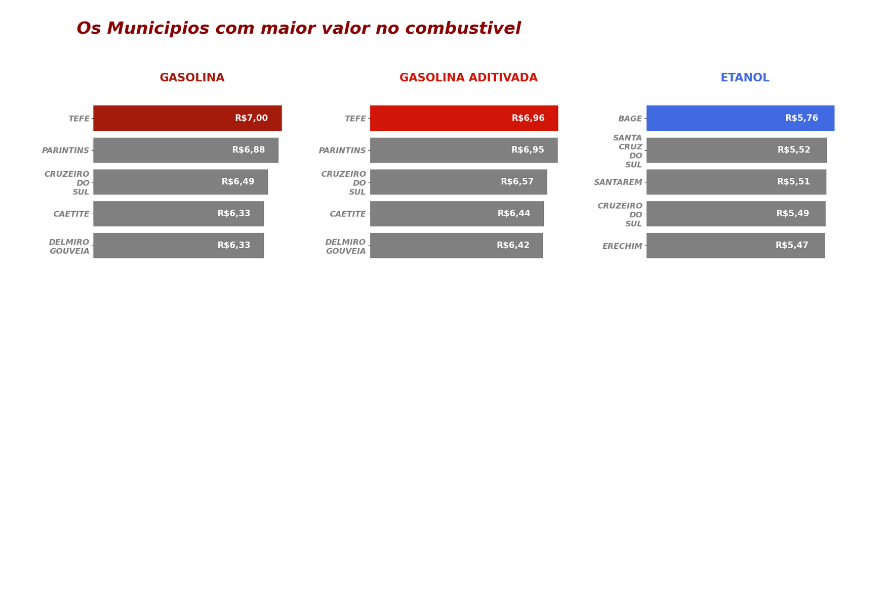
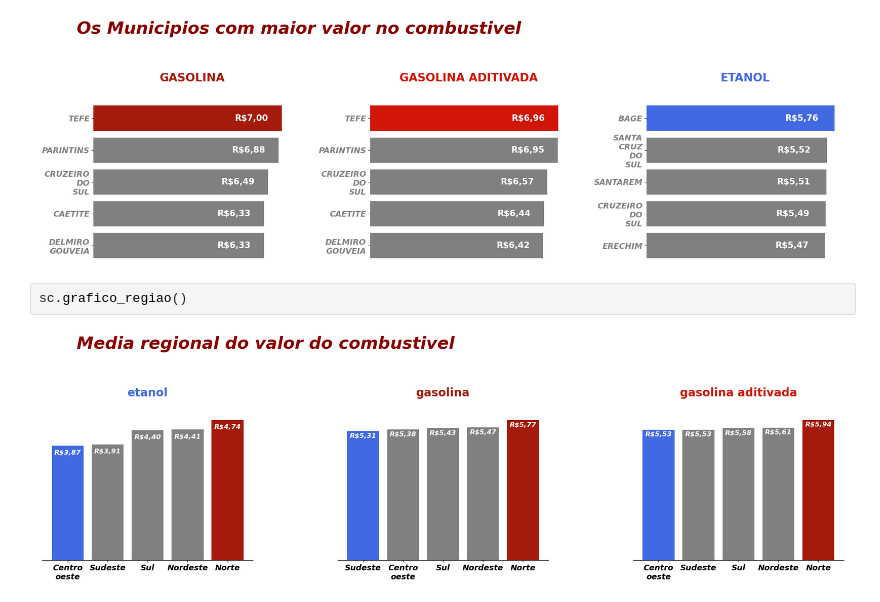
Before and after one commit to davidmidoria/analise_gasolina_etanol, a Jupyter notebook: teste.ipynb, the cells around one changed output. Drawn from its saved outputs; the diff is of its cells as text; blank space fills up the shorter version.

```diff
--- a/teste.ipynb
+++ b/teste.ipynb
@@ -28,3 +28,7 @@ sc.municipios_baratos()
 sc.municipios_caros()
 # %% [output]
 [figure]
+# %%
+sc.grafico_regiao()
+# %% [output]
+[figure, added]
```
Also changed, not shown: 2 other files.
